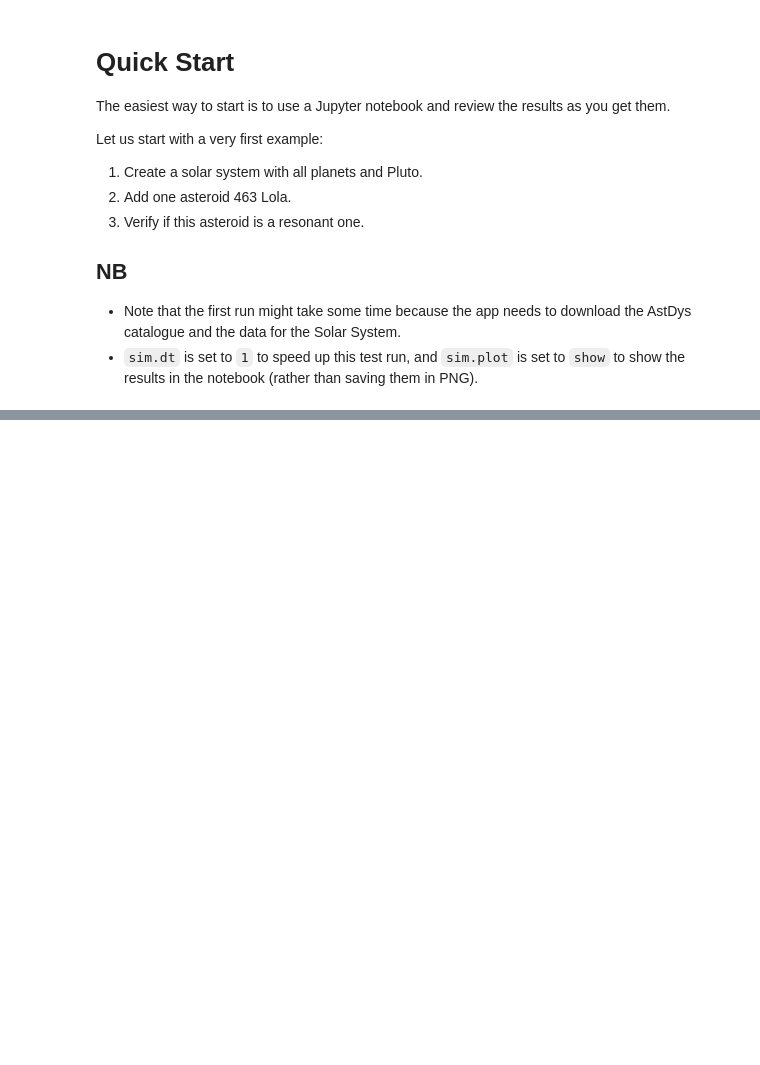
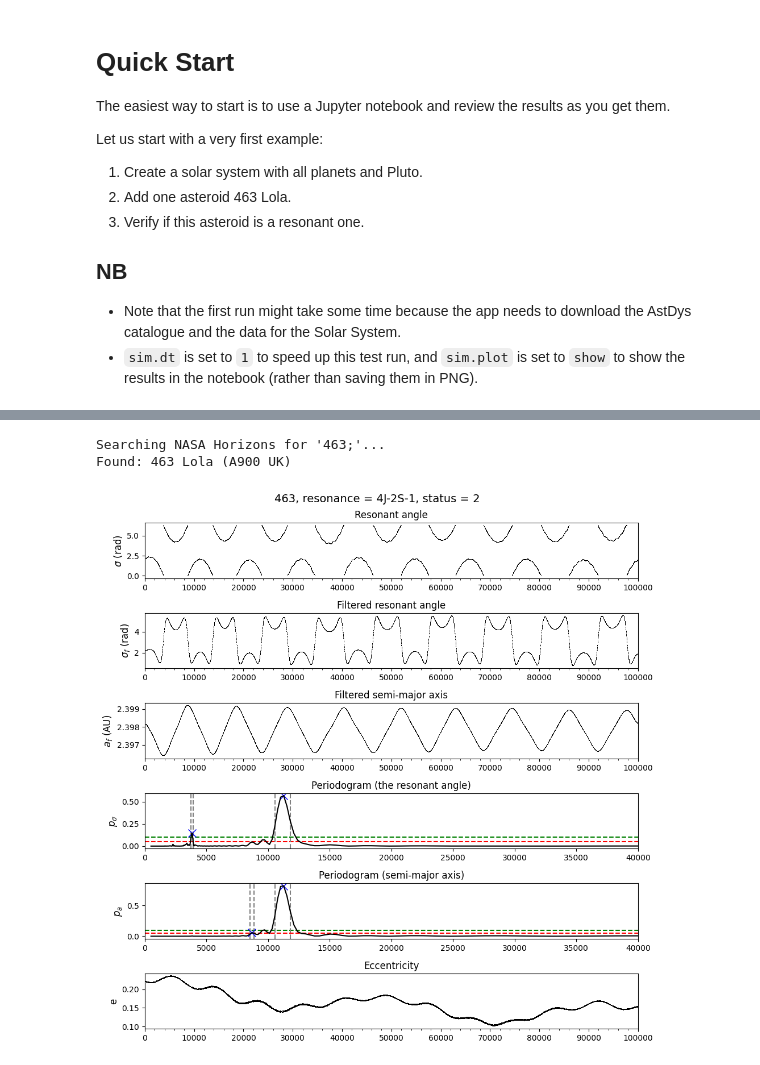
Before and after one commit to smirik/resonances, a Jupyter notebook: docs/quick-start.ipynb, the cells around one changed output, grey strips where cells are left out. Drawn from its saved outputs; the diff is of its cells as text; code cells hidden in the pictures; blank space fills up the shorter version.

```diff
--- a/docs/quick-start.ipynb
+++ b/docs/quick-start.ipynb
@@ -40,0 +80,9 @@ There are extra lines on the panels related to the periodograms of the semi-majo
+# %%
+import resonances
+
+sim = resonances.find(463, ['Jupiter', 'Saturn'])
+sim.run()
+# %% [output]
+Searching NASA Horizons for '463;'...
+Found: 463 Lola (A900 UK)
+[figure, added]
```
Also changed, not shown: parts of 25 cells of this notebook, 50 other files.
